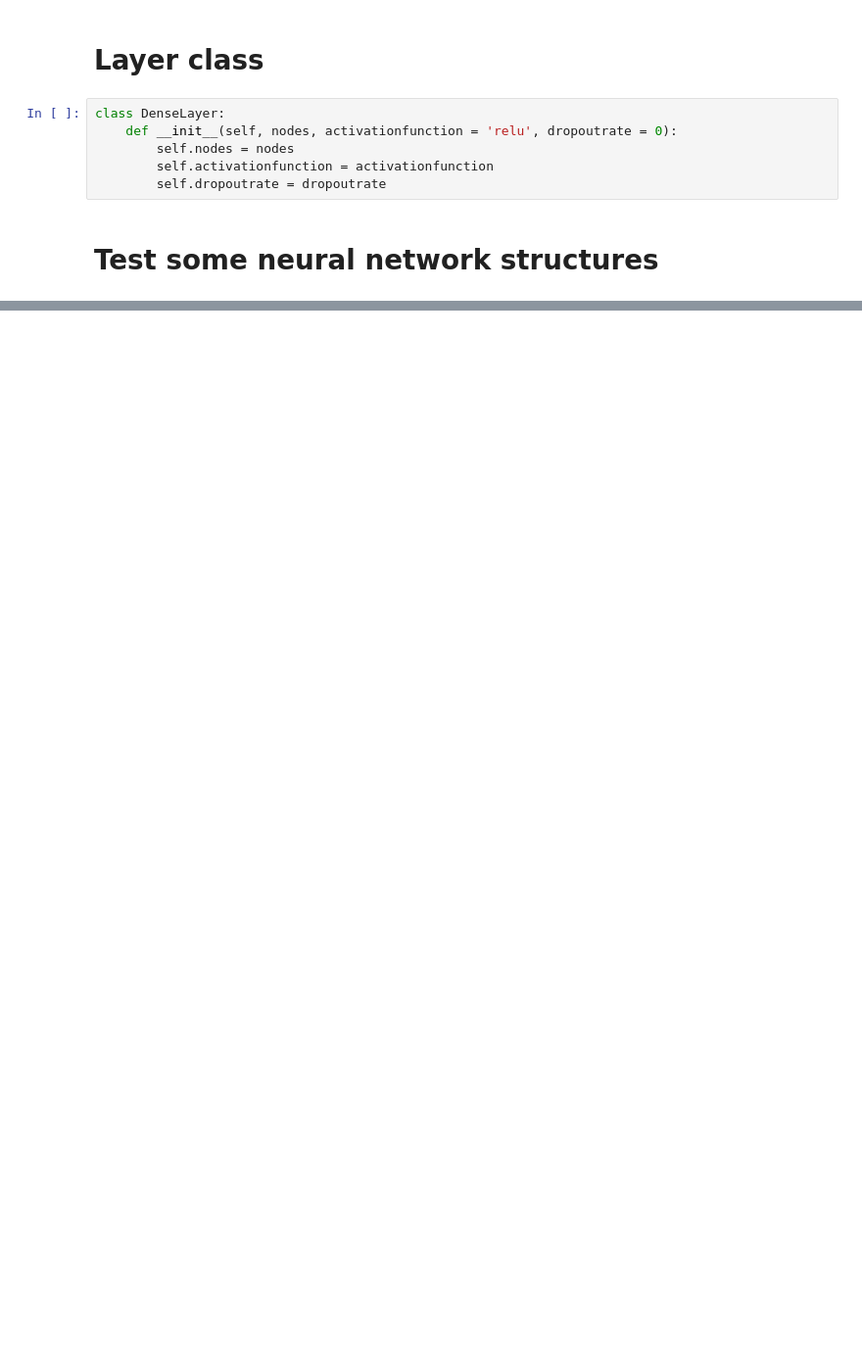
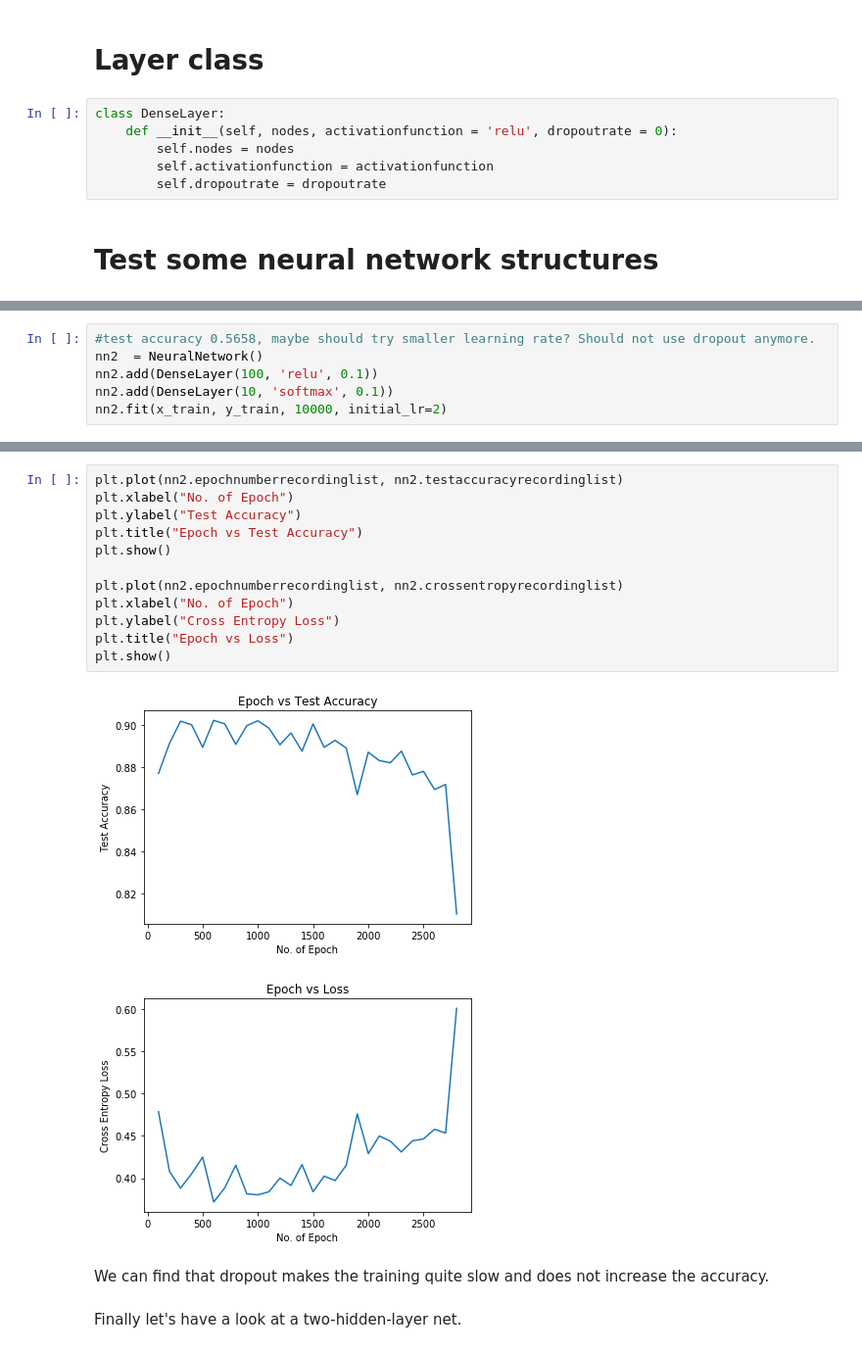
Before and after one commit to gdqb233/mathandcodingcoursework, a Jupyter notebook: task2/task2.ipynb, the cells around one changed output, grey strips where cells are left out. Shown: that part at 98% size. Cells and saved outputs as stored; diff of their text form; blank space fills up the shorter version.

```diff
--- a/task2/task2.ipynb
+++ b/task2/task2.ipynb
@@ -325,0 +382,6 @@ class DenseLayer:
+# %%
+#test accuracy 0.5658, maybe should try smaller learning rate? Should not use dropout anymore.
+nn2  = NeuralNetwork()
+nn2.add(DenseLayer(100, 'relu', 0.1))
+nn2.add(DenseLayer(10, 'softmax', 0.1))
+nn2.fit(x_train, y_train, 10000, initial_lr=2)
@@ -326,2 +406,21 @@ class DenseLayer:
+# %%
+plt.plot(nn2.epochnumberrecordinglist, nn2.testaccuracyrecordinglist)
+plt.xlabel("No. of Epoch")
+plt.ylabel("Test Accuracy")
+plt.title("Epoch vs Test Accuracy")
+plt.show()
+
+plt.plot(nn2.epochnumberrecordinglist, nn2.crossentropyrecordinglist)
+plt.xlabel("No. of Epoch")
+plt.ylabel("Cross Entropy Loss")
+plt.title("Epoch vs Loss")
+plt.show()
+# %% [output]
+[figure, added]
+[figure, added]
+# %% [markdown]
+We can find that dropout makes the training quite slow and does not increase the accuracy.
+# %% [markdown]
+Finally let's have a look at a two-hidden-layer net.
 # %%
 #test accuracy 0.9102, loss still drecreasing after 10000 epoch, seems performance still improvable with more epoches
```
Also changed, not shown: parts of 14 cells of this notebook.
